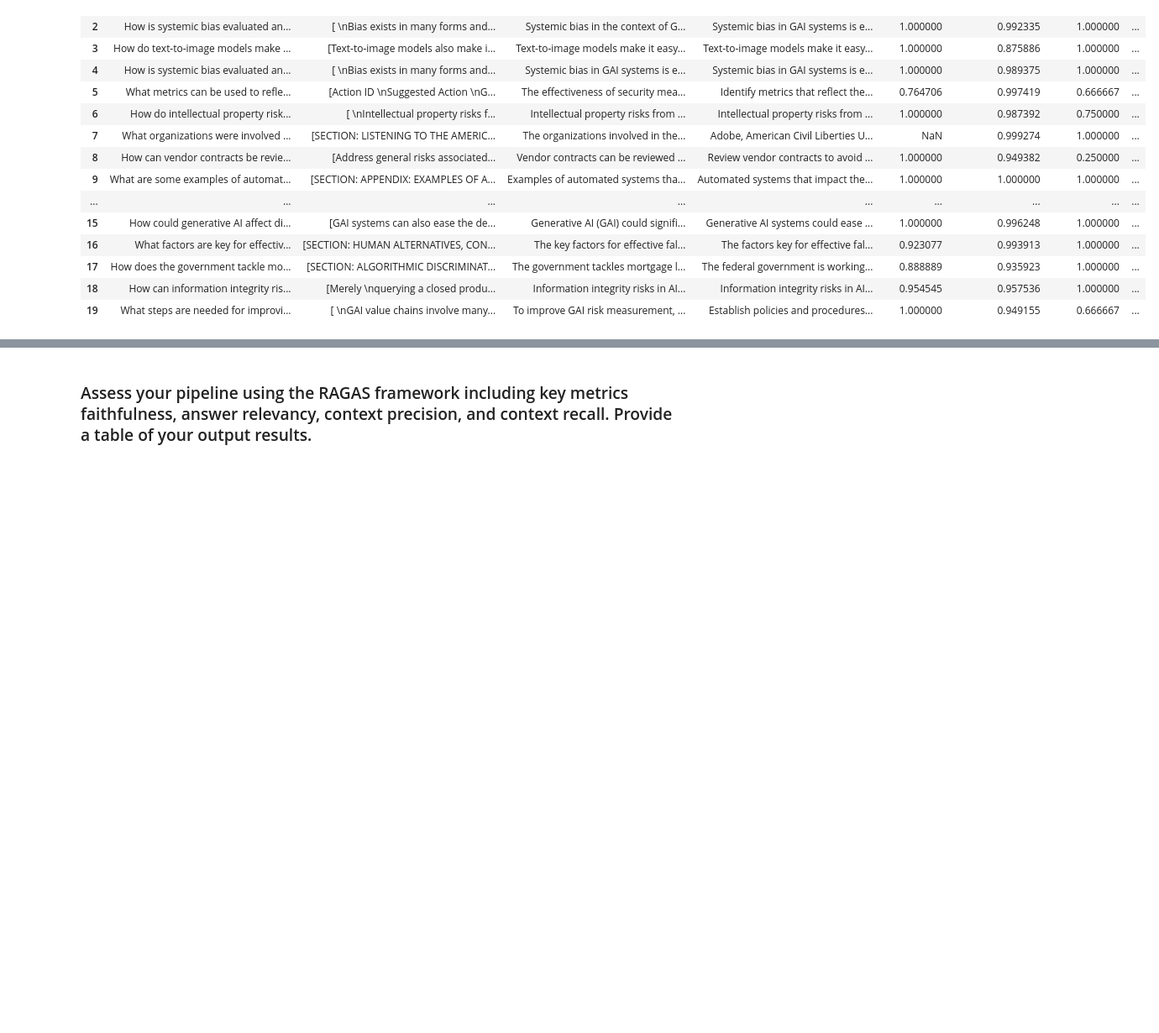
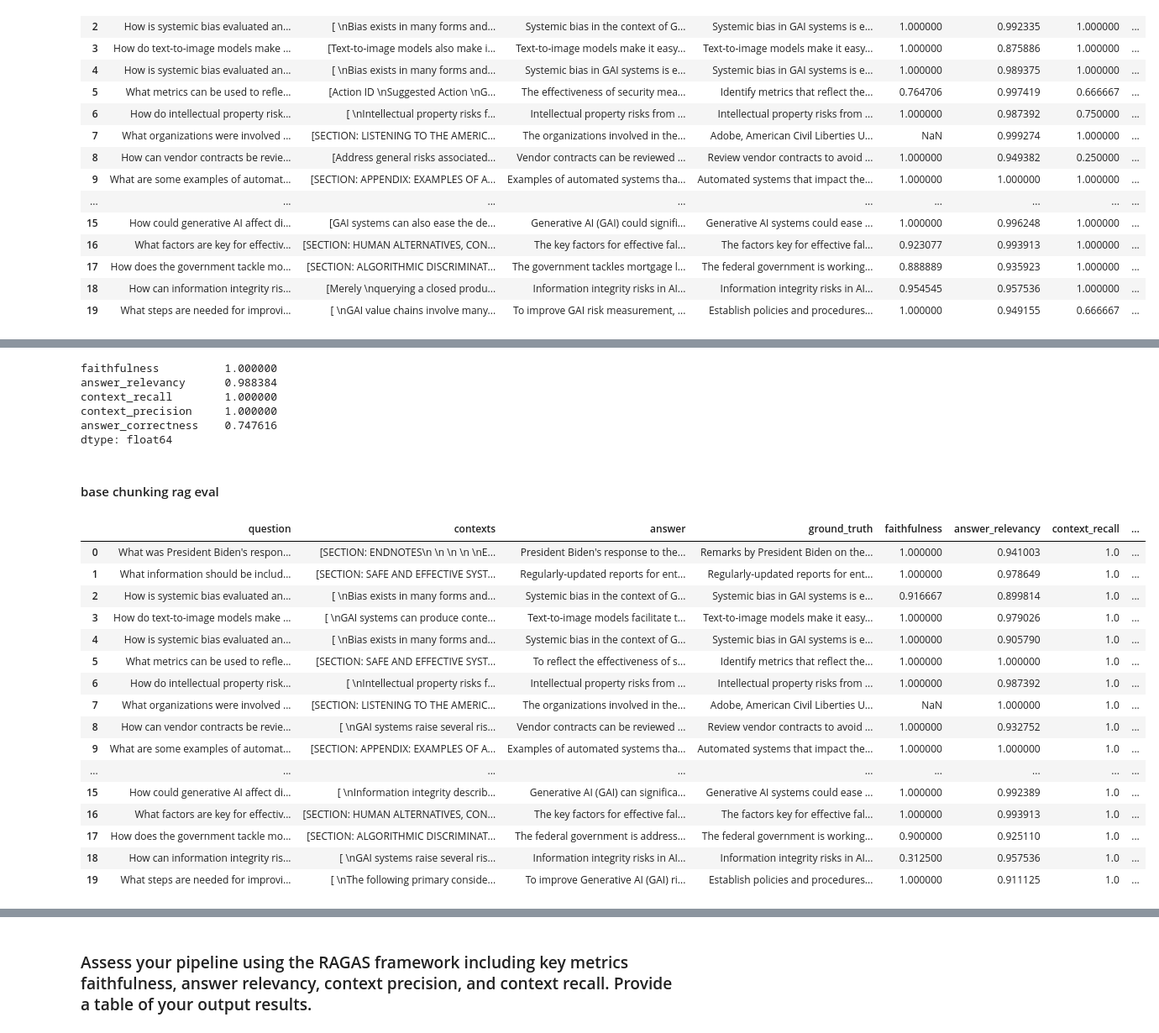
Before and after one commit to aaronsmoss3/aie4_midterm, a Jupyter notebook: midterm.ipynb, the cells around one changed output, grey strips where cells are left out. Shown: that part at 84% size. Drawn from its saved outputs; the diff is of its cells as text; code cells hidden in the pictures; blank space fills up the shorter version.

```diff
--- a/midterm.ipynb
+++ b/midterm.ipynb
@@ -347,7 +327,7 @@ from langchain_community.vectorstores import Qdrant
 
 vectorstore = Qdrant.from_documents(
     documents=full_docs,
-    embedding=embeddings,
+    embedding=embeddings_lg,
     location=":memory:",
     collection_name="ai_policy"
 )
@@ -397,7 +372,8 @@ rag_chain = (
 # %%
-alt_rag_chain = (
-    {"context": itemgetter("question") | alt_retriever, "question": itemgetter("question")}
-    | rag_prompt | llm | StrOutputParser()
+base_retrieval_augmented_qa_chain = (
+    {"context": itemgetter("question") | retriever, "question": itemgetter("question")}
+    | RunnablePassthrough.assign(context=itemgetter("context"))
+    | {"response": rag_prompt | llm, "context": itemgetter("context")}
 )
 # %%
 retrieval_augmented_qa_chain = (
@@ -573,3 +501,20 @@ response_dataset[0]
+# %%
+answers = []
+contexts = []
+
+for question in test_questions:
+  response = base_retrieval_augmented_qa_chain.invoke({"question" : question})
+  answers.append(response["response"].content)
+  contexts.append([context.page_content for context in response["context"]])
+# %%
+from datasets import Dataset
+
+base_response_dataset = Dataset.from_dict({
+    "question" : test_questions,
+    "answer" : answers,
+    "contexts" : contexts,
+    "ground_truth" : test_groundtruths
+})
 # %% [markdown]
 ### Evaluate our Pipeline with Ragas
 # %%
@@ -614,0 +572,33 @@ results_df
+# %%
+results_df.iloc[:,4:].median()
+# %% [output]
+faithfulness          1.000000
+answer_relevancy      0.988384
+context_recall        1.000000
+context_precision     1.000000
+answer_correctness    0.747616
+dtype: float64
+# %% [markdown]
+#### base chunking rag eval
+# %%
+base_results = evaluate(base_response_dataset, metrics)
+base_results_df = base_results.to_pandas()
+base_results_df
+# %% [output]
+|  | question | contexts | answer | ground_truth | faithfulness | answer_relevancy | context_recall | ... |
+| 0 | What was President Biden's respon... | [SECTION: ENDNOTES\n \n \n \n \nE... | President Biden's response to the... | Remarks by President Biden on the... | 1.000000 | 0.941003 | 1.0 | ... |
+| 1 | What information should be includ... | [SECTION: SAFE AND EFFECTIVE SYST... | Regularly-updated reports for ent... | Regularly-updated reports for ent... | 1.000000 | 0.978649 | 1.0 | ... |
+| 2 | How is systemic bias evaluated an... | [ \nBias exists in many forms and... | Systemic bias in the context of G... | Systemic bias in GAI systems is e... | 0.916667 | 0.899814 | 1.0 | ... |
+| 3 | How do text-to-image models make ... | [ \nGAI systems can produce conte... | Text-to-image models facilitate t... | Text-to-image models make it easy... | 1.000000 | 0.979026 | 1.0 | ... |
+| 4 | How is systemic bias evaluated an... | [ \nBias exists in many forms and... | Systemic bias in the context of G... | Systemic bias in GAI systems is e... | 1.000000 | 0.905790 | 1.0 | ... |
+| 5 | What metrics can be used to refle... | [SECTION: SAFE AND EFFECTIVE SYST... | To reflect the effectiveness of s... | Identify metrics that reflect the... | 1.000000 | 1.000000 | 1.0 | ... |
+| 6 | How do intellectual property risk... | [ \nIntellectual property risks f... | Intellectual property risks from ... | Intellectual property risks from ... | 1.000000 | 0.987392 | 1.0 | ... |
+| 7 | What organizations were involved ... | [SECTION: LISTENING TO THE AMERIC... | The organizations involved in the... | Adobe, American Civil Liberties U... | NaN | 1.000000 | 1.0 | ... |
+| 8 | How can vendor contracts be revie... | [ \nGAI systems raise several ris... | Vendor contracts can be reviewed ... | Review vendor contracts to avoid ... | 1.000000 | 0.932752 | 1.0 | ... |
+| 9 | What are some examples of automat... | [SECTION: APPENDIX: EXAMPLES OF A... | Examples of automated systems tha... | Automated systems that impact the... | 1.000000 | 1.000000 | 1.0 | ... |
+| ... | ... | ... | ... | ... | ... | ... | ... | ... |
+| 15 | How could generative AI affect di... | [ \nInformation integrity describ... | Generative AI (GAI) can significa... | Generative AI systems could ease ... | 1.000000 | 0.992389 | 1.0 | ... |
+| 16 | What factors are key for effectiv... | [SECTION: HUMAN ALTERNATIVES, CON... | The key factors for effective fal... | The factors key for effective fal... | 1.000000 | 0.993913 | 1.0 | ... |
+| 17 | How does the government tackle mo... | [SECTION: ALGORITHMIC DISCRIMINAT... | The federal government is address... | The federal government is working... | 0.900000 | 0.925110 | 1.0 | ... |
+| 18 | How can information integrity ris... | [ \nGAI systems raise several ris... | Information integrity risks in AI... | Information integrity risks in AI... | 0.312500 | 0.957536 | 1.0 | ... |
+| 19 | What steps are needed for improvi... | [ \nThe following primary conside... | To improve Generative AI (GAI) ri... | Establish policies and procedures... | 1.000000 | 0.911125 | 1.0 | ... |
```
Also changed, not shown: parts of 66 cells of this notebook.
